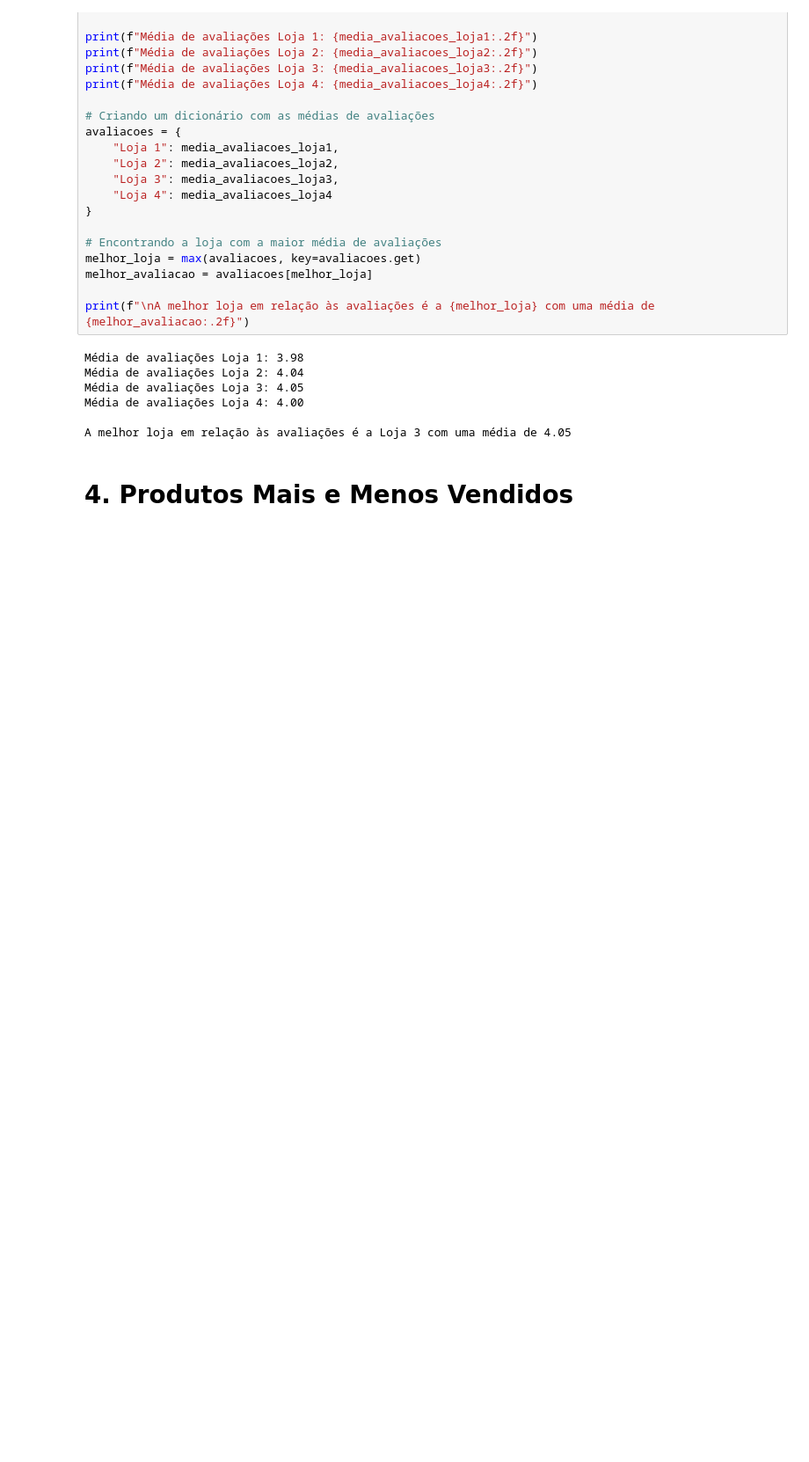
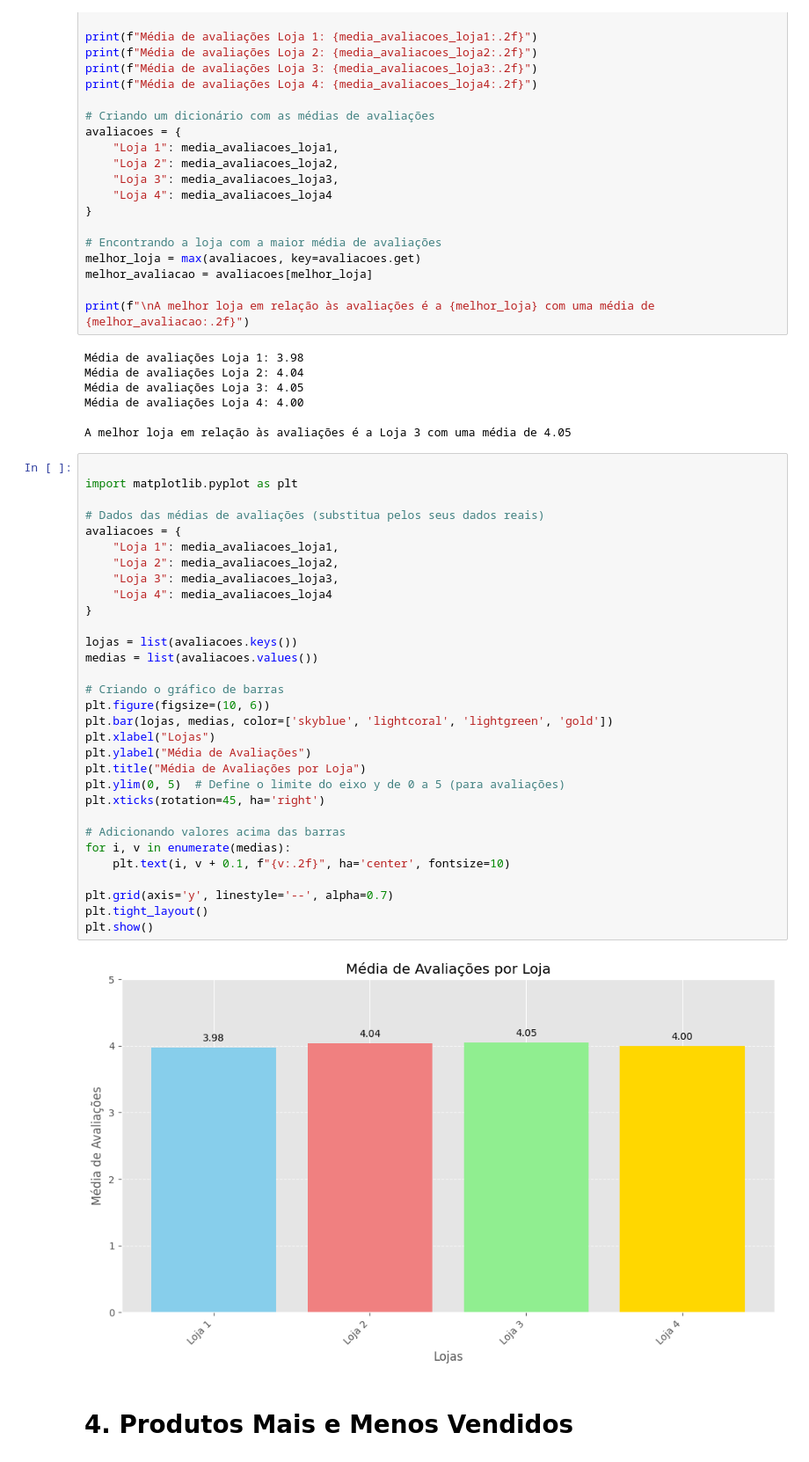
Before and after one commit to Matheusisa/AluraStore_Desafio, a Jupyter notebook: AluraStoreBr.ipynb, the cells around one changed output. Shown at 88% size. Drawn from its saved outputs; the diff is of its cells as text; blank space fills up the shorter version.

```diff
--- a/AluraStoreBr.ipynb
+++ b/AluraStoreBr.ipynb
@@ -237,6 +237,39 @@ Média de avaliações Loja 3: 4.05
 Média de avaliações Loja 4: 4.00
 
 A melhor loja em relação às avaliações é a Loja 3 com uma média de 4.05
+# %%
+
+import matplotlib.pyplot as plt
+
+# Dados das médias de avaliações (substitua pelos seus dados reais)
+avaliacoes = {
+    "Loja 1": media_avaliacoes_loja1,
+    "Loja 2": media_avaliacoes_loja2,
+    "Loja 3": media_avaliacoes_loja3,
+    "Loja 4": media_avaliacoes_loja4
+}
+
+lojas = list(avaliacoes.keys())
+medias = list(avaliacoes.values())
+
+# Criando o gráfico de barras
+plt.figure(figsize=(10, 6))
+plt.bar(lojas, medias, color=['skyblue', 'lightcoral', 'lightgreen', 'gold'])
+plt.xlabel("Lojas")
+plt.ylabel("Média de Avaliações")
+plt.title("Média de Avaliações por Loja")
+plt.ylim(0, 5)  # Define o limite do eixo y de 0 a 5 (para avaliações)
+plt.xticks(rotation=45, ha='right')
+
+# Adicionando valores acima das barras
+for i, v in enumerate(medias):
+    plt.text(i, v + 0.1, f"{v:.2f}", ha='center', fontsize=10)
+
+plt.grid(axis='y', linestyle='--', alpha=0.7)
+plt.tight_layout()
+plt.show()
+# %% [output]
+[figure, added]
 # %% [markdown]
 # 4. Produtos Mais e Menos Vendidos
 # %% [markdown]
```
